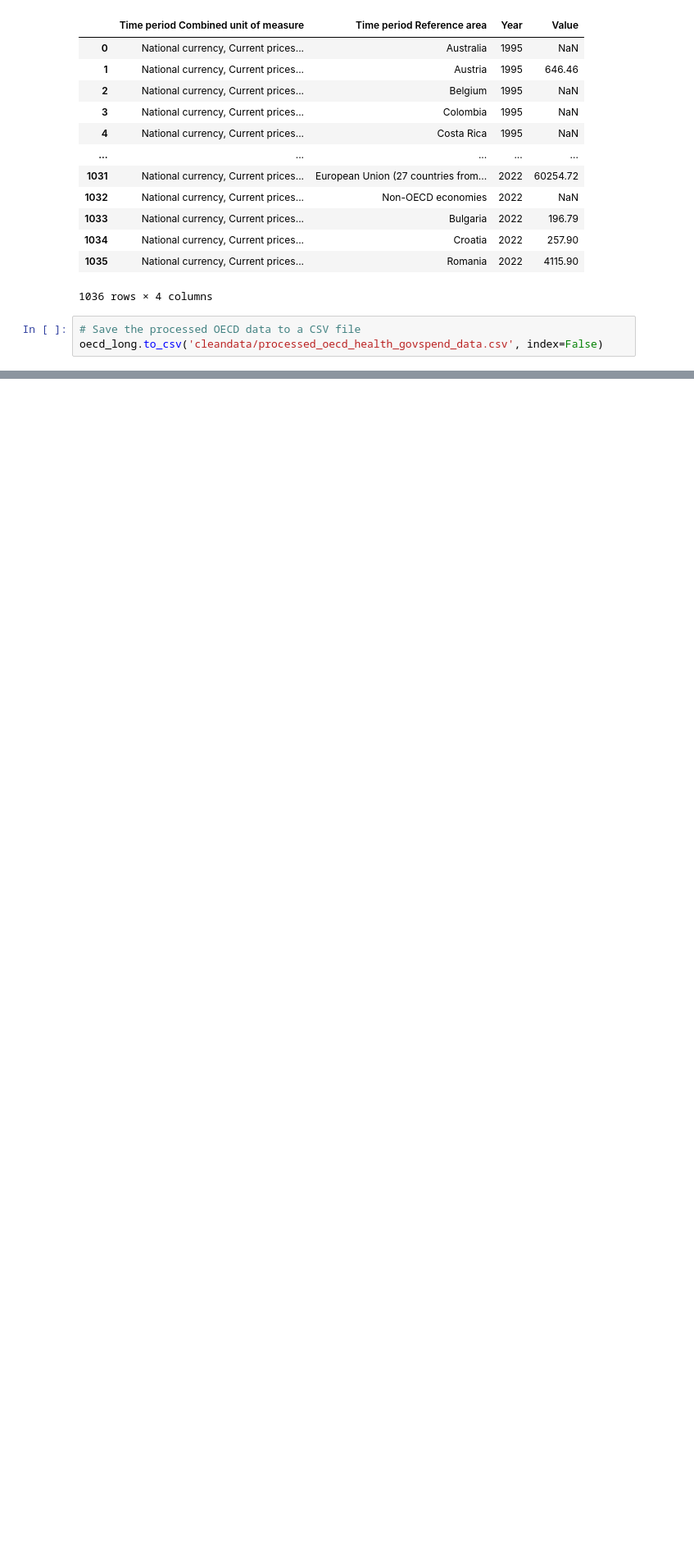
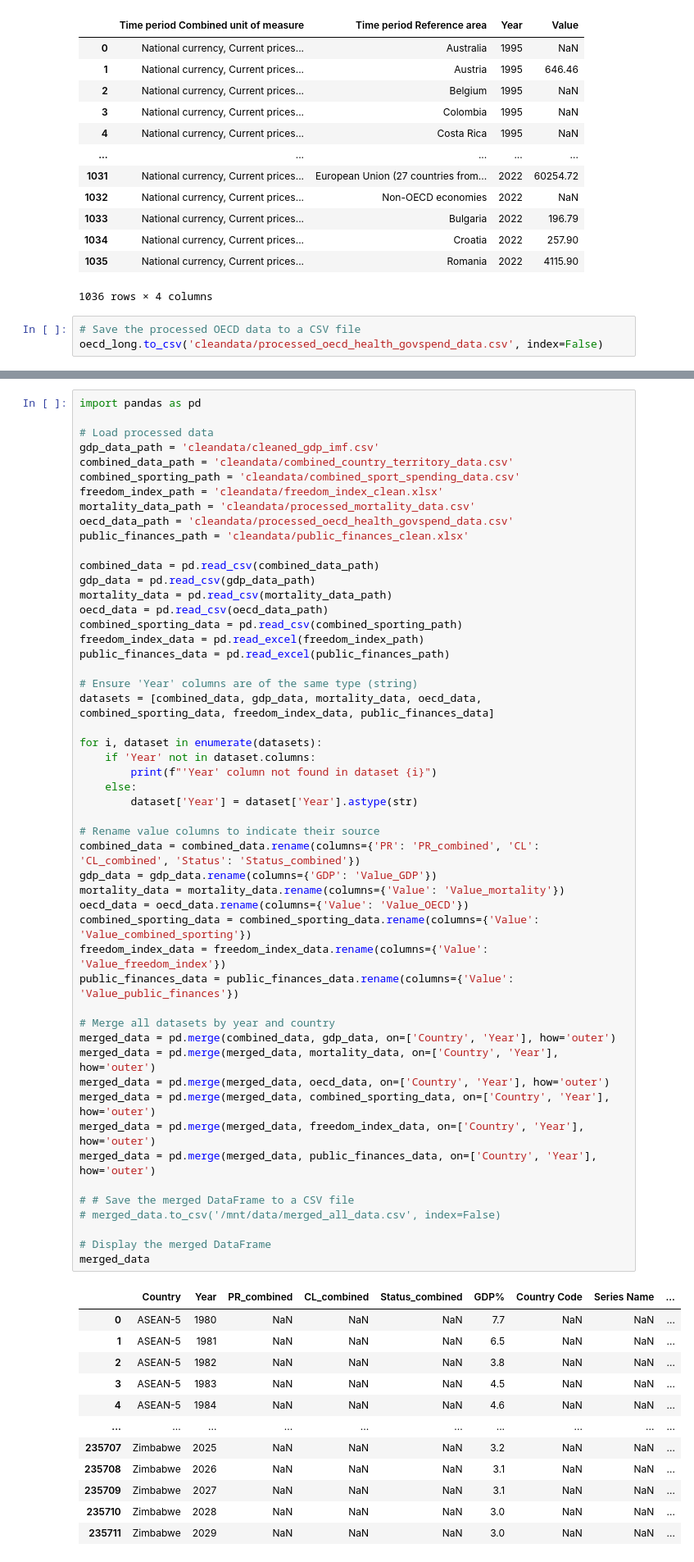
Before and after one commit to ahakobia/JHU_Colossus, a Jupyter notebook: health_data_adeh/cleaning_process/cleaning.ipynb, the cells around one changed output, grey strips where cells are left out. Shown at 82% size. Drawn from its saved outputs; the diff is of its cells as text; blank space fills up the shorter version.

Commit message:
merged all of the health and sports funding data, its everything. Needs to be filtered

```diff
--- a/health_data_adeh/cleaning_process/cleaning.ipynb
+++ b/health_data_adeh/cleaning_process/cleaning.ipynb
@@ -243,0 +278,64 @@ oecd_long.to_csv('cleandata/processed_oecd_health_govspend_data.csv', index=Fals
+# %%
+import pandas as pd
+
+# Load processed data
+gdp_data_path = 'cleandata/cleaned_gdp_imf.csv'
+combined_data_path = 'cleandata/combined_country_territory_data.csv'
+combined_sporting_path = 'cleandata/combined_sport_spending_data.csv'
+freedom_index_path = 'cleandata/freedom_index_clean.xlsx'
+mortality_data_path = 'cleandata/processed_mortality_data.csv'
+oecd_data_path = 'cleandata/processed_oecd_health_govspend_data.csv'
+public_finances_path = 'cleandata/public_finances_clean.xlsx'
+
+combined_data = pd.read_csv(combined_data_path)
+gdp_data = pd.read_csv(gdp_data_path)
+mortality_data = pd.read_csv(mortality_data_path)
+oecd_data = pd.read_csv(oecd_data_path)
+combined_sporting_data = pd.read_csv(combined_sporting_path)
+freedom_index_data = pd.read_excel(freedom_index_path)
+public_finances_data = pd.read_excel(public_finances_path)
+
+# Ensure 'Year' columns are of the same type (string)
+datasets = [combined_data, gdp_data, mortality_data, oecd_data, combined_sporting_data, freedom_index_data, public_finances_data]
+
+for i, dataset in enumerate(datasets):
+    if 'Year' not in dataset.columns:
+        print(f"'Year' column not found in dataset {i}")
+    else:
+        dataset['Year'] = dataset['Year'].astype(str)
+
+# Rename value columns to indicate their source
+combined_data = combined_data.rename(columns={'PR': 'PR_combined', 'CL': 'CL_combined', 'Status': 'Status_combined'})
+gdp_data = gdp_data.rename(columns={'GDP': 'Value_GDP'})
+mortality_data = mortality_data.rename(columns={'Value': 'Value_mortality'})
+oecd_data = oecd_data.rename(columns={'Value': 'Value_OECD'})
+combined_sporting_data = combined_sporting_data.rename(columns={'Value': 'Value_combined_sporting'})
+freedom_index_data = freedom_index_data.rename(columns={'Value': 'Value_freedom_index'})
+public_finances_data = public_finances_data.rename(columns={'Value': 'Value_public_finances'})
+
+# Merge all datasets by year and country
+merged_data = pd.merge(combined_data, gdp_data, on=['Country', 'Year'], how='outer')
+merged_data = pd.merge(merged_data, mortality_data, on=['Country', 'Year'], how='outer')
+merged_data = pd.merge(merged_data, oecd_data, on=['Country', 'Year'], how='outer')
+merged_data = pd.merge(merged_data, combined_sporting_data, on=['Country', 'Year'], how='outer')
+merged_data = pd.merge(merged_data, freedom_index_data, on=['Country', 'Year'], how='outer')
+merged_data = pd.merge(merged_data, public_finances_data, on=['Country', 'Year'], how='outer')
+
+# # Save the merged DataFrame to a CSV file
+# merged_data.to_csv('/mnt/data/merged_all_data.csv', index=False)
+
+# Display the merged DataFrame
+merged_data
+# %% [output]
+|  | Country | Year | PR_combined | CL_combined | Status_combined | GDP% | Country Code | Series Name | ... |
+| 0 | ASEAN-5 | 1980 | NaN | NaN | NaN | 7.7 | NaN | NaN | ... |
+| 1 | ASEAN-5 | 1981 | NaN | NaN | NaN | 6.5 | NaN | NaN | ... |
+| 2 | ASEAN-5 | 1982 | NaN | NaN | NaN | 3.8 | NaN | NaN | ... |
+| 3 | ASEAN-5 | 1983 | NaN | NaN | NaN | 4.5 | NaN | NaN | ... |
+| 4 | ASEAN-5 | 1984 | NaN | NaN | NaN | 4.6 | NaN | NaN | ... |
+| ... | ... | ... | ... | ... | ... | ... | ... | ... | ... |
+| 235707 | Zimbabwe | 2025 | NaN | NaN | NaN | 3.2 | NaN | NaN | ... |
+| 235708 | Zimbabwe | 2026 | NaN | NaN | NaN | 3.1 | NaN | NaN | ... |
+| 235709 | Zimbabwe | 2027 | NaN | NaN | NaN | 3.1 | NaN | NaN | ... |
+| 235710 | Zimbabwe | 2028 | NaN | NaN | NaN | 3.0 | NaN | NaN | ... |
+| 235711 | Zimbabwe | 2029 | NaN | NaN | NaN | 3.0 | NaN | NaN | ... |
```
Also changed, not shown: parts of 6 cells of this notebook, 7 other files.
